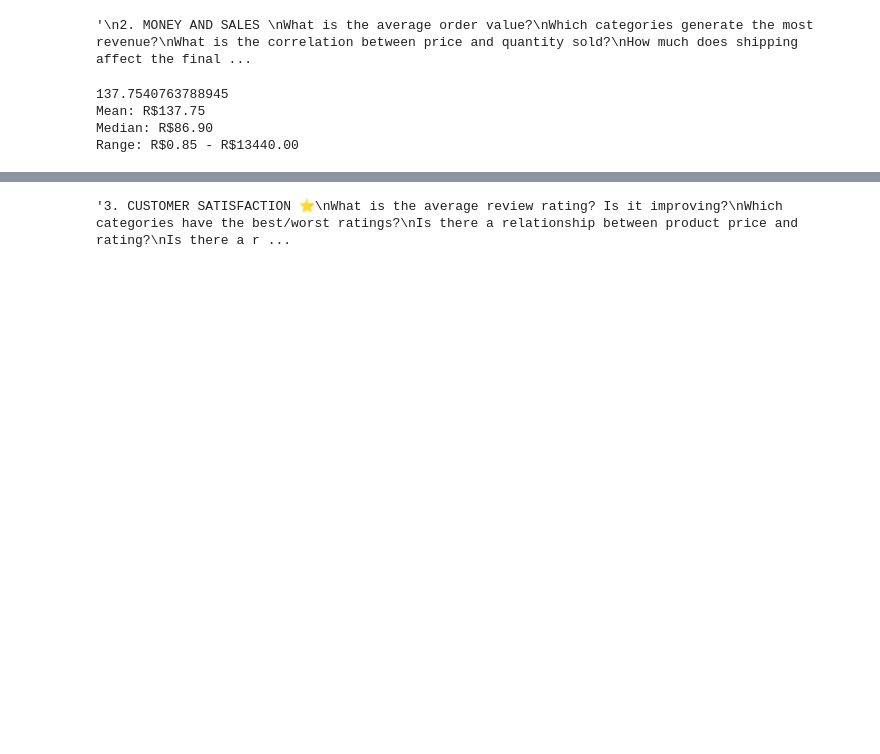
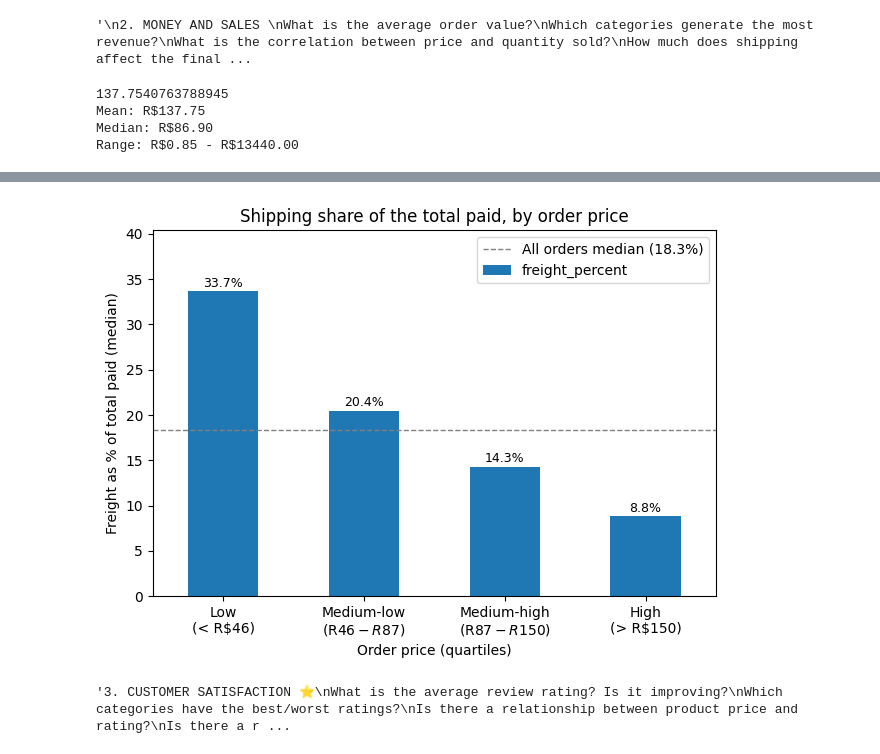
Before and after one commit to CrazySlots/data-engineering-portfolio, a Jupyter notebook: 01_data_exploration/proyecto_1_datasets.ipynb, the cells around one changed output, grey strips where cells are left out. Drawn from its saved outputs; the diff is of its cells as text; code cells hidden in the pictures; blank space fills up the shorter version.

```diff
--- a/01_data_exploration/proyecto_1_datasets.ipynb
+++ b/01_data_exploration/proyecto_1_datasets.ipynb
@@ -222,16 +238,55 @@ Correlación: 0.00
 # %%
 #How much does shipping affect the final price?
-#Join orders and orders_items
+#Freight share = freight / (price + freight): out of what the customer pays, how much is shipping
+
+#1) Overall (weighted): business view, all freight divided by all money paid
 total_orders=df_order_items['price'].sum()
 total_freight_value=df_order_items['freight_value'].sum()
-freight_percent=(total_freight_value/total_orders)*100
-print(freight_percent)
+freight_percent=total_freight_value/(total_orders+total_freight_value)*100
+print(f"Overall freight share (weighted): {freight_percent:.2f}%")
+
+#2) Per order: customer view, each order counts the same
 price_per_order=df_order_items.groupby('order_id')['price'].sum().reset_index()
 freight_per_order=df_order_items.groupby('order_id')['freight_value'].sum().reset_index()
 total_per_orders=price_per_order.merge(freight_per_order,on='order_id')
-print(total_per_orders)
-total_per_orders['freight_percent']=(total_per_orders['freight_value']/total_per_orders['price'])*100
-print(total_per_orders['freight_percent'].mean())
-print(total_per_orders['freight_percent'].median())
-print(total_per_orders['freight_percent'].std())
+total_per_orders['freight_percent']=(total_per_orders['freight_value']/
+                                     (total_per_orders['price']+total_per_orders['freight_value']))*100
+print(total_per_orders.head())
+print(f"Mean: {total_per_orders['freight_percent'].mean():.2f}%")
+print(f"Median: {total_per_orders['freight_percent'].median():.2f}%")
+print(f"Std: {total_per_orders['freight_percent'].std():.2f}%")
+
+#3) Freight share by order price quartile: does shipping weigh more on cheap orders?
+total_per_orders['price_range']=pd.qcut(total_per_orders['price'], q=4,
+                                        labels=['Low', 'Medium-low', 'Medium-high', 'High'])
+freight_by_price_range=total_per_orders.groupby('price_range', observed=True)['freight_percent'].median().round(2)
+print(freight_by_price_range)
+#Plot: median freight share by order price quartile
+#Price limits of each quartile, to show them in the labels
+q1, q2, q3=total_per_orders['price'].quantile([0.25, 0.5, 0.75])
+x_labels=[f'Low\n(< R${q1:.0f})',
+          f'Medium-low\n(R${q1:.0f} - R${q2:.0f})',
+          f'Medium-high\n(R${q2:.0f} - R${q3:.0f})',
+          f'High\n(> R${q3:.0f})']
+
+median_freight_percent=total_per_orders['freight_percent'].median()
+
+ax=freight_by_price_range.plot(kind='bar')
+plt.title('Shipping share of the total paid, by order price')
+plt.xlabel('Order price (quartiles)')
+plt.ylabel('Freight as % of total paid (median)')
+plt.ylim(0, freight_by_price_range.max() * 1.2)  # Extra space for the labels
+ax.set_xticklabels(x_labels, rotation=0)
+
+#Reference line: median freight share across all orders
+ax.axhline(median_freight_percent, color='gray', linestyle='--', linewidth=1,
+           label=f'All orders median ({median_freight_percent:.1f}%)')
+
+#Percentage above each bar
+for i, value in enumerate(freight_by_price_range):
+    ax.text(i, value + 0.5, f'{value:.1f}%', ha='center', fontsize=9)
+
+plt.legend()
+plt.tight_layout()
+plt.show()
 # %% [output]
@@ -256,3 +309,4 @@ print(total_per_orders['freight_percent'].std())
+[figure, added]
 # %%
 
 """3. CUSTOMER SATISFACTION ⭐
```
Also changed, not shown: parts of 14 cells of this notebook.
